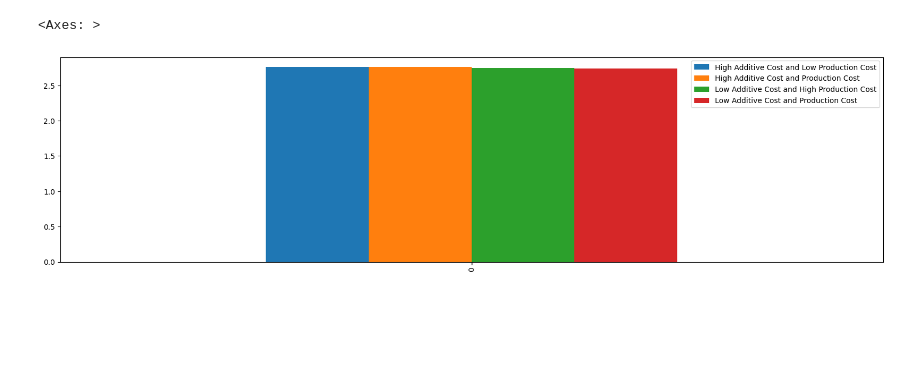
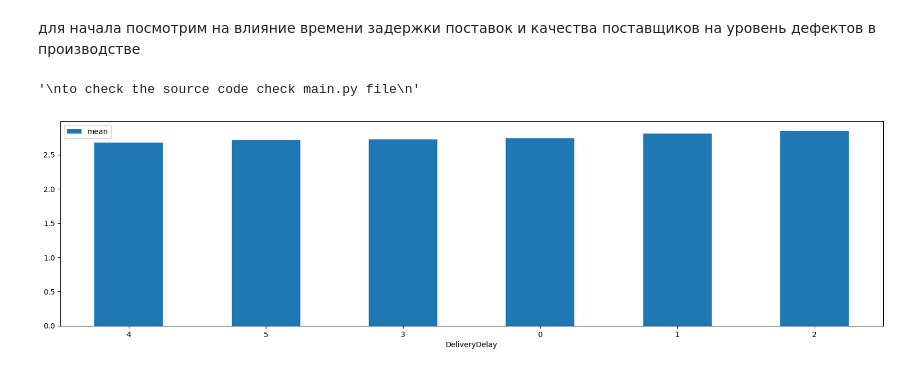
Before and after one commit to Alohamaan/Forecating-defects-in-production, a Jupyter notebook: graphics.ipynb, the cells around one changed output. Drawn from its saved outputs; the diff is of its cells as text; code cells hidden in the pictures; blank space fills up the shorter version.

Commit message:
decorated graphics.ipynb file and fixed some typos in results.md

```diff
--- a/graphics.ipynb
+++ b/graphics.ipynb
@@ -1,9 +1,20 @@
-# %%
-from warnings import simplefilter
-from pylab import rcParams
-simplefilter('ignore')
-rcParams['figure.figsize'] = 20, 5
-%run test.py
-# %% [output]
-<Axes: >
-[figure, removed]
+# %% [markdown]
+для начала посмотрим на влияние времени задержки поставок и качества поставщиков на уровень дефектов в производстве
+# %%
+from warnings import simplefilter
+from pylab import rcParams
+import pandas as pd
+from main import Question1 as question1, Question2 as question2, Question3 as question3, Question4 as question4, Question5 as question5
+simplefilter('ignore')
+rcParams['figure.figsize'] = 20, 5
+
+df = pd.read_csv('manufacturing_defect_dataset.csv')
+
+question1.DeliveryDelay(df=df)
+
+'''
+to check the source code check main.py file
+'''
+# %% [output]
+'\nto check the source code check main.py file\n'
+[figure, added]
```
Also changed, not shown: parts of 15 cells of this notebook, 2 other files.
